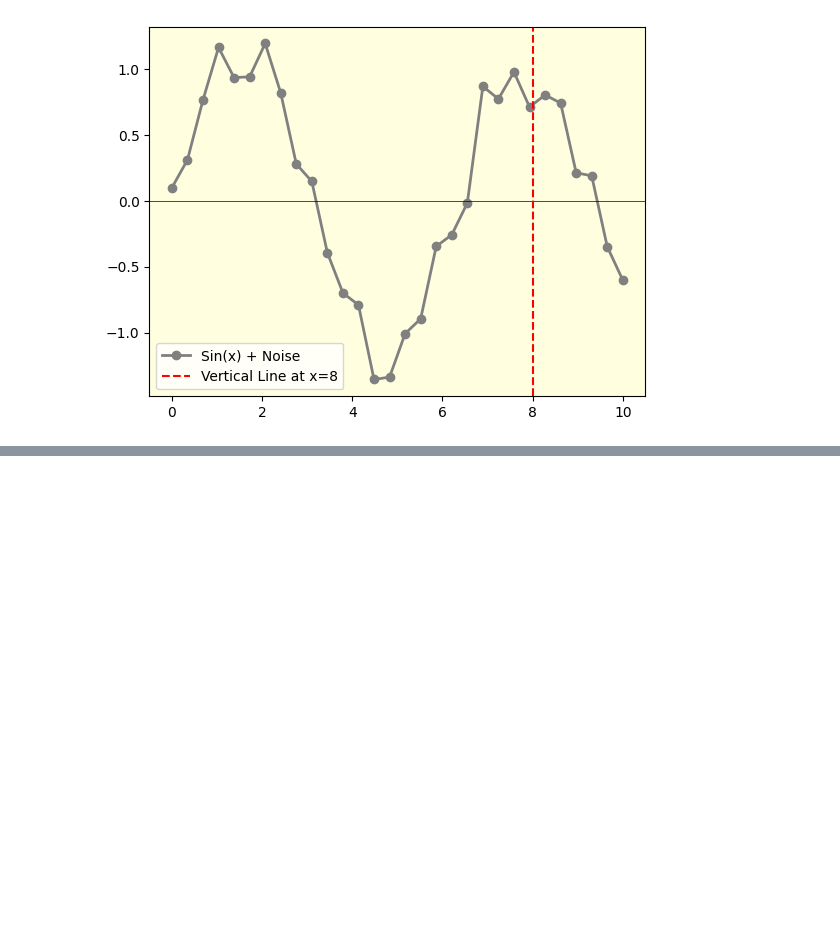
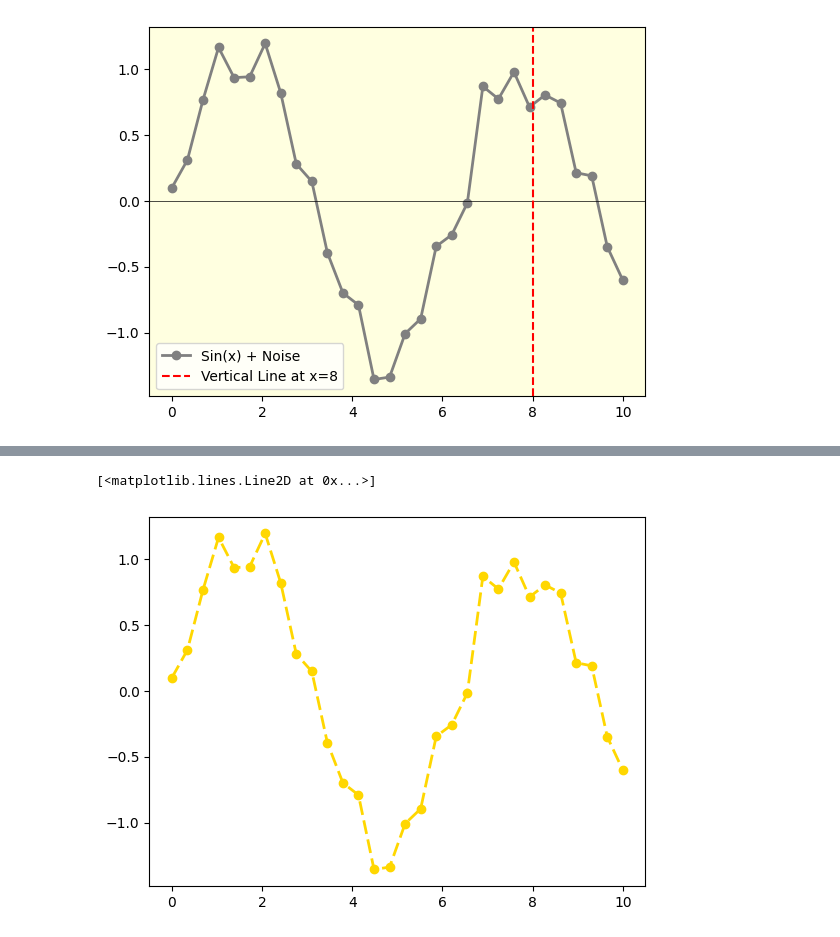
Before and after one commit to rvigneshwaran/datascience-implementations, a Jupyter notebook: 01-data-science-fundamentals/02-statistical-data-visualization/02-matplotlib-visualization/01-line-plot/01-line-plot.ipynb, the cells around one changed output, grey strips where cells are left out. Drawn from its saved outputs; the diff is of its cells as text; code cells hidden in the pictures; blank space fills up the shorter version.

```diff
--- a/01-data-science-fundamentals/02-statistical-data-visualization/02-matplotlib-visualization/01-line-plot/01-line-plot.ipynb
+++ b/01-data-science-fundamentals/02-statistical-data-visualization/02-matplotlib-visualization/01-line-plot/01-line-plot.ipynb
@@ -150,0 +169,6 @@ plt.gca().set_facecolor('lightyellow')
+# %%
+# Example 17: Changing Line Dash Pattern
+plt.plot(x, y, label='Sin(x) + Noise', color='gold', marker='o', linestyle='--', linewidth=2, dashes=(5, 2))
+# %% [output]
+[<matplotlib.lines.Line2D at 0x...>]
+[figure, added]
```
Also changed, not shown: parts of 5 cells of this notebook, 1 other file.
